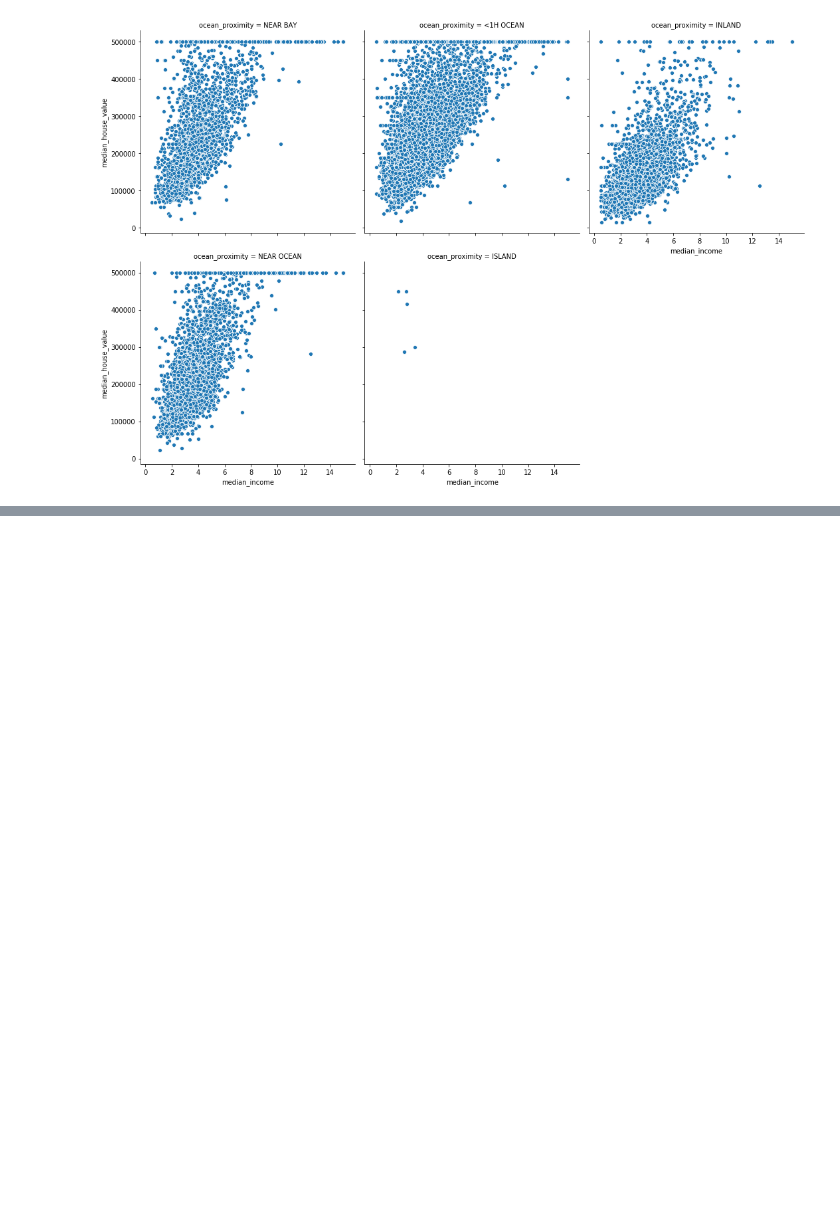
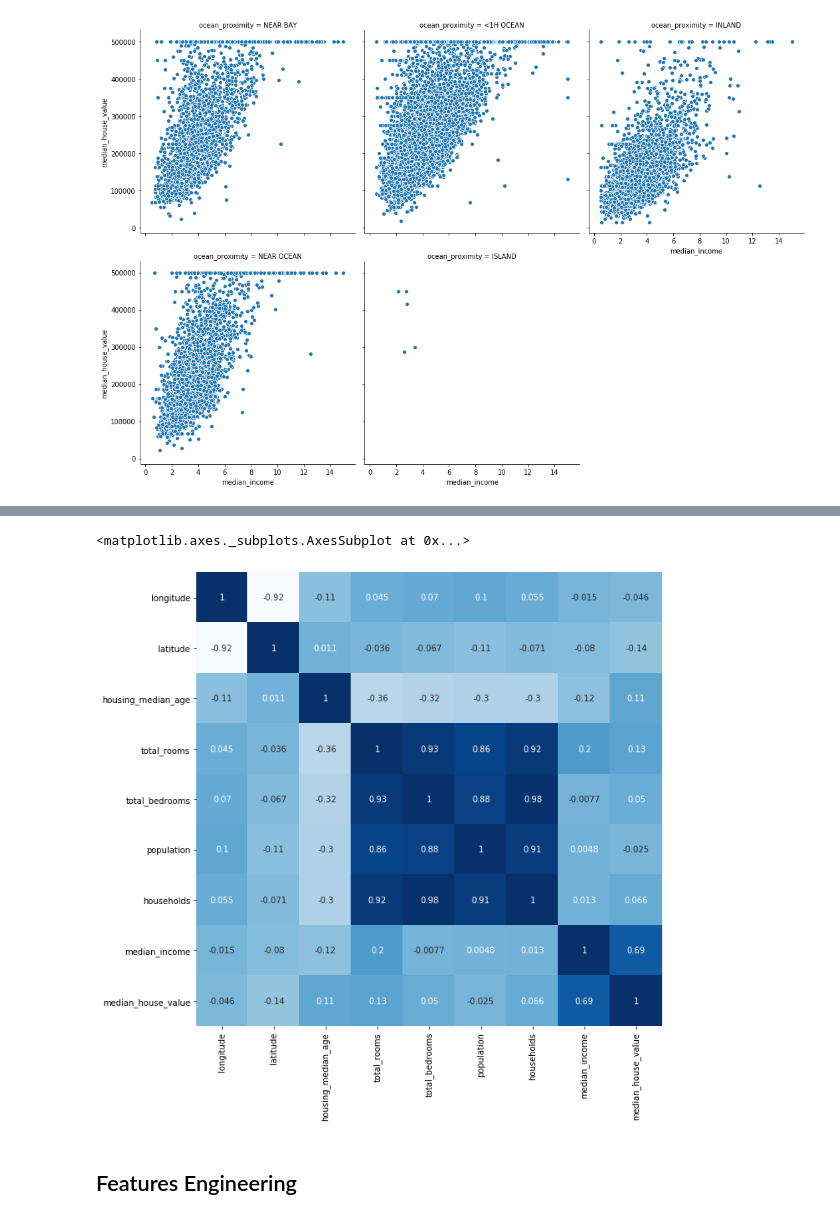
Before and after one commit to ahmedmaksoud/machin_leanring, a Jupyter notebook: new_project/test_new_prject.ipynb, the cells around one changed output, grey strips where cells are left out. Drawn from its saved outputs; the diff is of its cells as text; code cells hidden in the pictures; blank space fills up the shorter version.

```diff
--- a/new_project/test_new_prject.ipynb
+++ b/new_project/test_new_prject.ipynb
@@ -170,0 +204,9 @@ memory usage: 1.6+ MB
+# %%
+#heat map : represents corr in visual map
+plt.figure(figsize=(10,10))
+sns.heatmap(df.corr(), annot=True, cbar=False, cmap="Blues")
+# %% [output]
+<matplotlib.axes._subplots.AxesSubplot at 0x...>
+[figure, added]
+# %% [markdown]
+## Features Engineering
```
Also changed, not shown: parts of 5 cells of this notebook.
